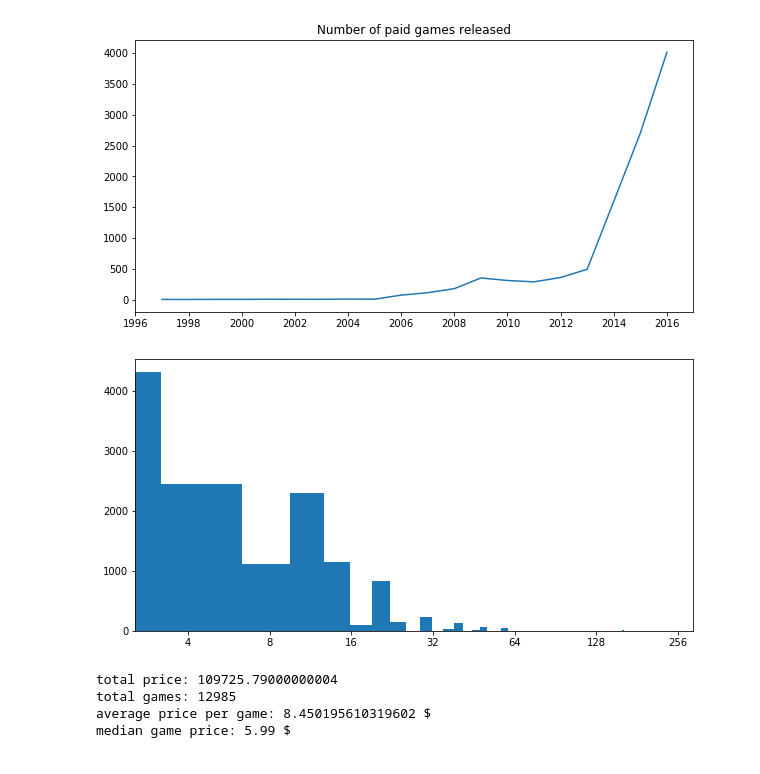
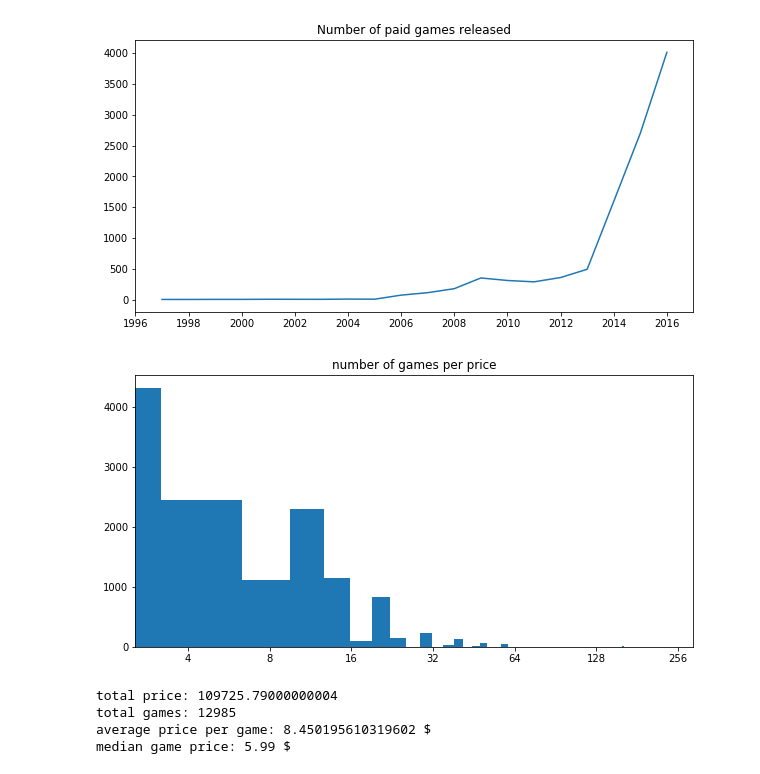
Before and after one commit to viktorattilakelemen/BigGame, a Jupyter notebook: Data_explore_slim.ipynb, the cells around one changed output. Cells and saved outputs as stored; diff of their text form; code cells hidden in the pictures.

```diff
--- a/Data_explore_slim.ipynb
+++ b/Data_explore_slim.ipynb
@@ -71,33 +71,34 @@ plt.show()
 # %%
 #price distrib
 
 def price_distrib( gamelist):
     price_distrib = {}
     for index, row in gamelist.iterrows():
         price = float(row['PriceInitial'])
         if price not in price_distrib:
             price_distrib[price]=0
         price_distrib[price] = price_distrib[price]+1
     return price_distrib
 
 
 prices = price_distrib(data)
 prices = sorted(prices.items())
 price = [i[0]for i in prices]
 count = [i[1] for i in prices]
 
 fig = plt.figure(figsize=(10,5))
 ax = fig.add_subplot(1,1,1)
 
 #plt.plot(price, count)
 plt.hist(price,weights=count, bins = len(price))
 plt.xscale("log")
+plt.title("number of games per price")
 ax.xaxis.set_major_locator(mpl.ticker.LogLocator(base =2, subs=(2,)))
 ax.xaxis.set_minor_locator(mpl.ticker.LogLocator(base =2,subs=(2,)))
 ax.xaxis.set_major_formatter(mpl.ticker.ScalarFormatter())
 plt.show()
 # %% [output]
-[figure, old version]
+[figure, new version]
 # %%
 # avegrage game price
 avg_price = 0
```
Also changed, not shown: parts of 7 cells of this notebook.
